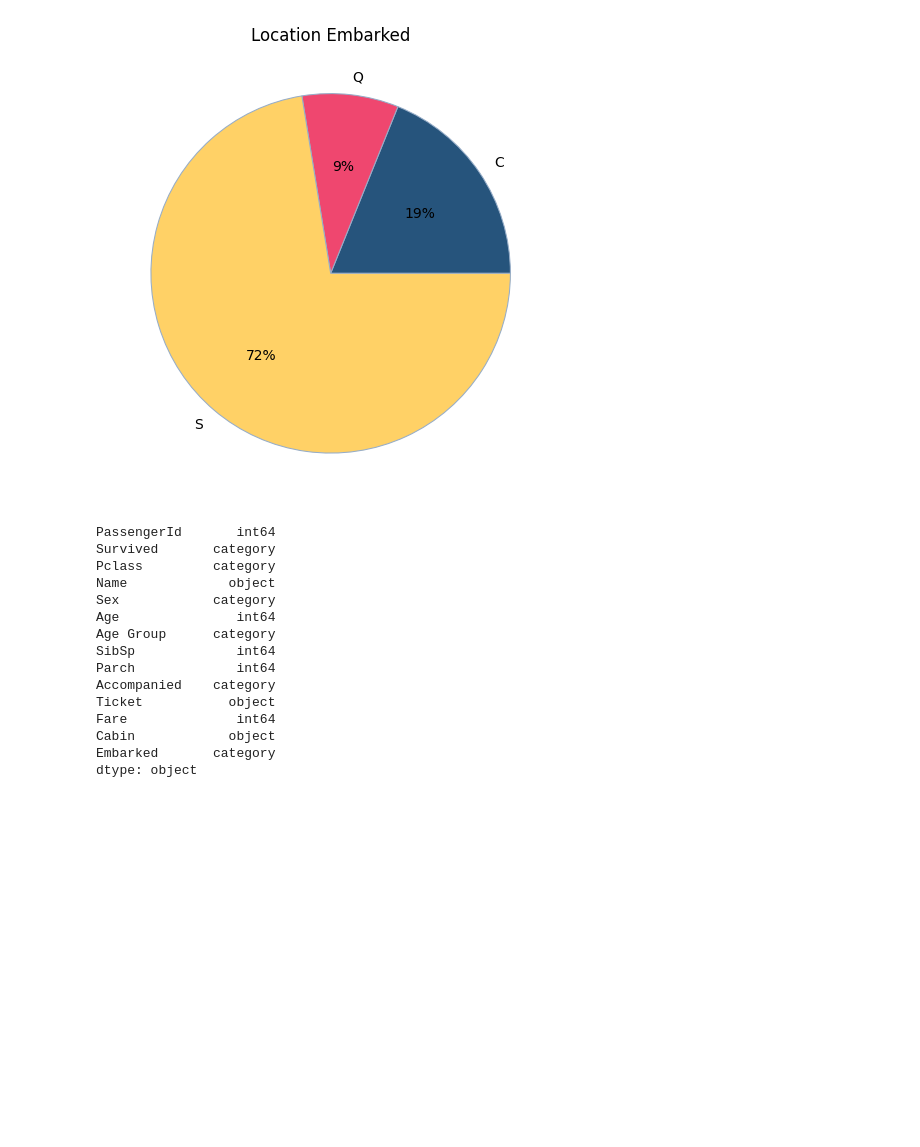
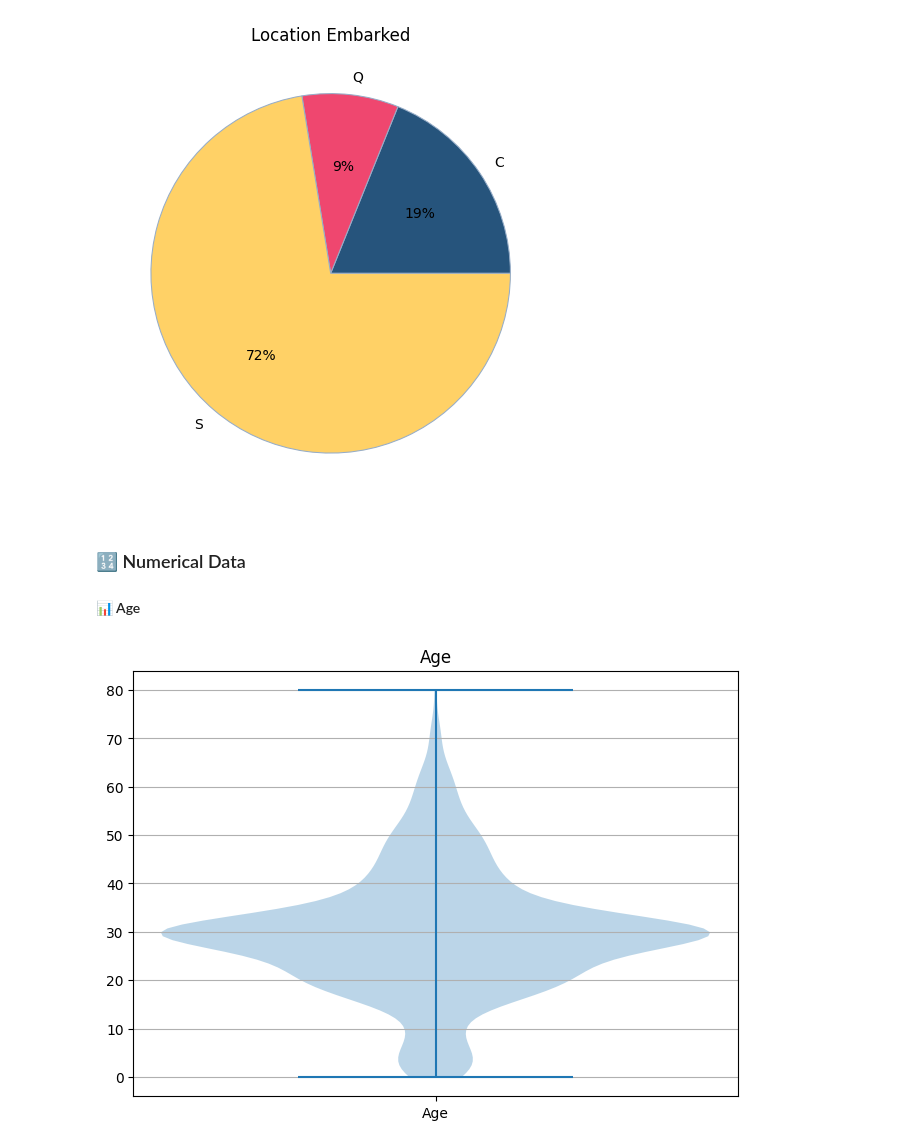
Before and after one commit to grace-sampao/Cyber-Shujaa---Exploratory-Data-Analysis, a Jupyter notebook: notebooks/exploratory_data_analysis.ipynb, the cells around one changed output. Saved outputs shown, nothing was run; the diff lists cells and outputs as text; code cells hidden in the pictures; blank space fills up the shorter version.

```diff
--- a/notebooks/exploratory_data_analysis.ipynb
+++ b/notebooks/exploratory_data_analysis.ipynb
@@ -673,21 +712,20 @@ ax.pie(
 plt.show()
 # %% [output]
 [figure]
-# %%
-titanic_data.dtypes
-# %% [output]
-PassengerId       int64
-Survived       category
-Pclass         category
-Name             object
-Sex            category
-Age               int64
-Age Group      category
-SibSp             int64
-Parch             int64
-Accompanied    category
-Ticket           object
-Fare              int64
-Cabin            object
-Embarked       category
-dtype: object
+# %% [markdown]
+### 🔢 Numerical Data
+
+#### 📊 Age
+# %%
+fig, ax = plt.subplots(layout='constrained')
+
+ax.set_title("Age")
+ax.violinplot(
+  titanic_data['Age']
+)
+ax.yaxis.grid(True)
+ax.set_xticks([1], labels=['Age'])
+
+plt.show()
+# %% [output]
+[figure, added]
```
Also changed, not shown: parts of 16 cells of this notebook.
